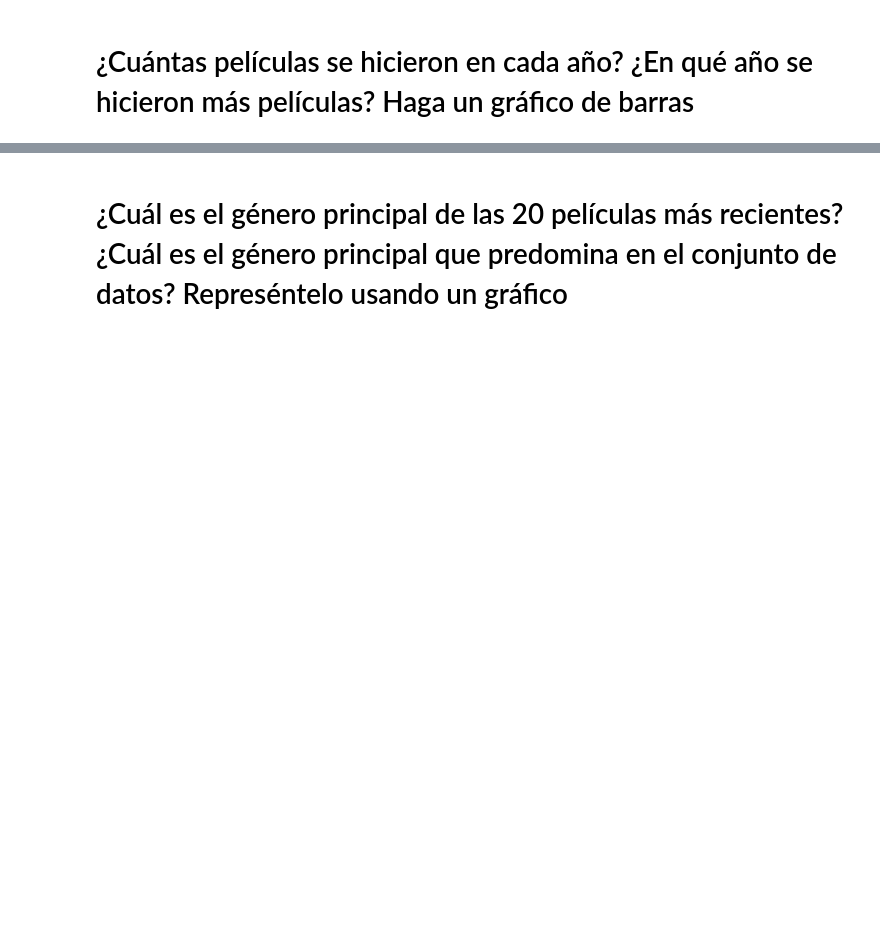
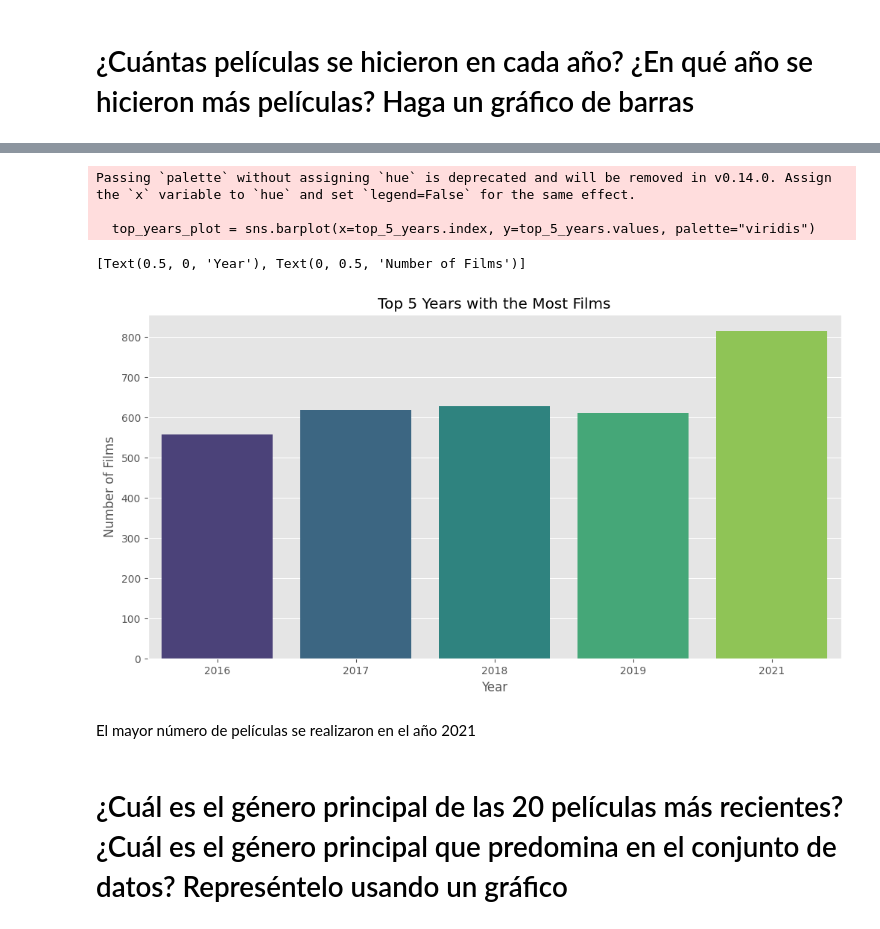
Before and after one commit to bl33h/moviesExploratoryAnalysis, a Jupyter notebook: movies.ipynb, the cells around one changed output, grey strips where cells are left out. Cells and saved outputs as stored; diff of their text form; code cells hidden in the pictures; blank space fills up the shorter version.

```diff
--- a/movies.ipynb
+++ b/movies.ipynb
@@ -398,2 +393,17 @@ print(top_10)
+# %%
+top_5_years = film_count_per_year.nlargest(5)
+
+plt.figure(figsize=(12, 6))
+top_years_plot = sns.barplot(x=top_5_years.index, y=top_5_years.values, palette="viridis")
+top_years_plot.set_title('Top 5 Years with the Most Films')
+top_years_plot.set(xlabel='Year', ylabel='Number of Films')
+# %% [output]
+Passing `palette` without assigning `hue` is deprecated and will be removed in v0.14.0. Assign the `x` variable to `hue` and set `legend=False` for the same effect.
+
+  top_years_plot = sns.barplot(x=top_5_years.index, y=top_5_years.values, palette="viridis")
+[Text(0.5, 0, 'Year'), Text(0, 0.5, 'Number of Films')]
+[figure, added]
+# %% [markdown]
+El mayor número de películas se realizaron en el año 2021
 # %% [markdown]
 # ¿Cuál es el género principal de las 20 películas más recientes? ¿Cuál es el género principal que predomina en el conjunto de datos? Represéntelo usando un gráfico
```
Also changed, not shown: parts of 31 cells of this notebook.
